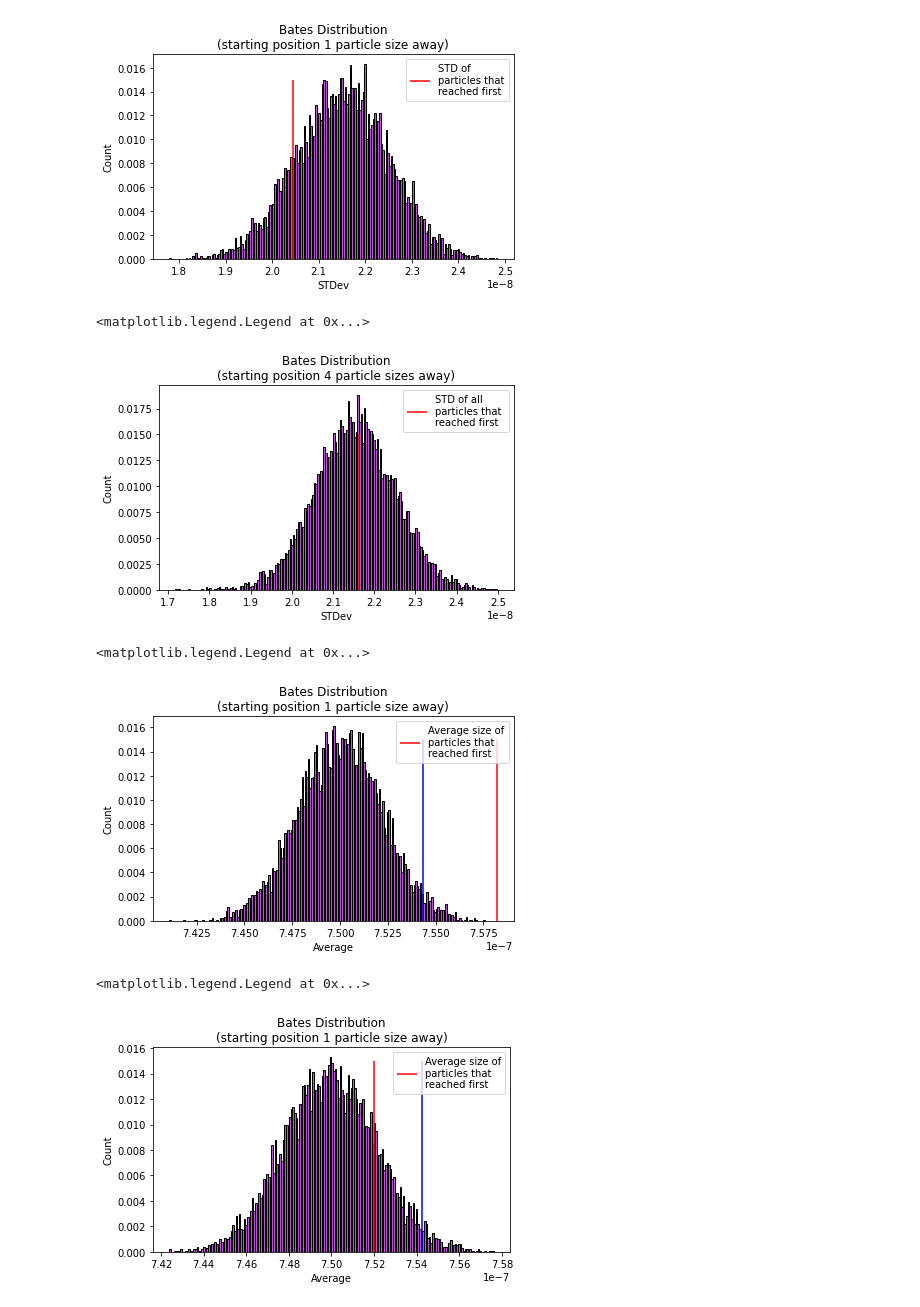
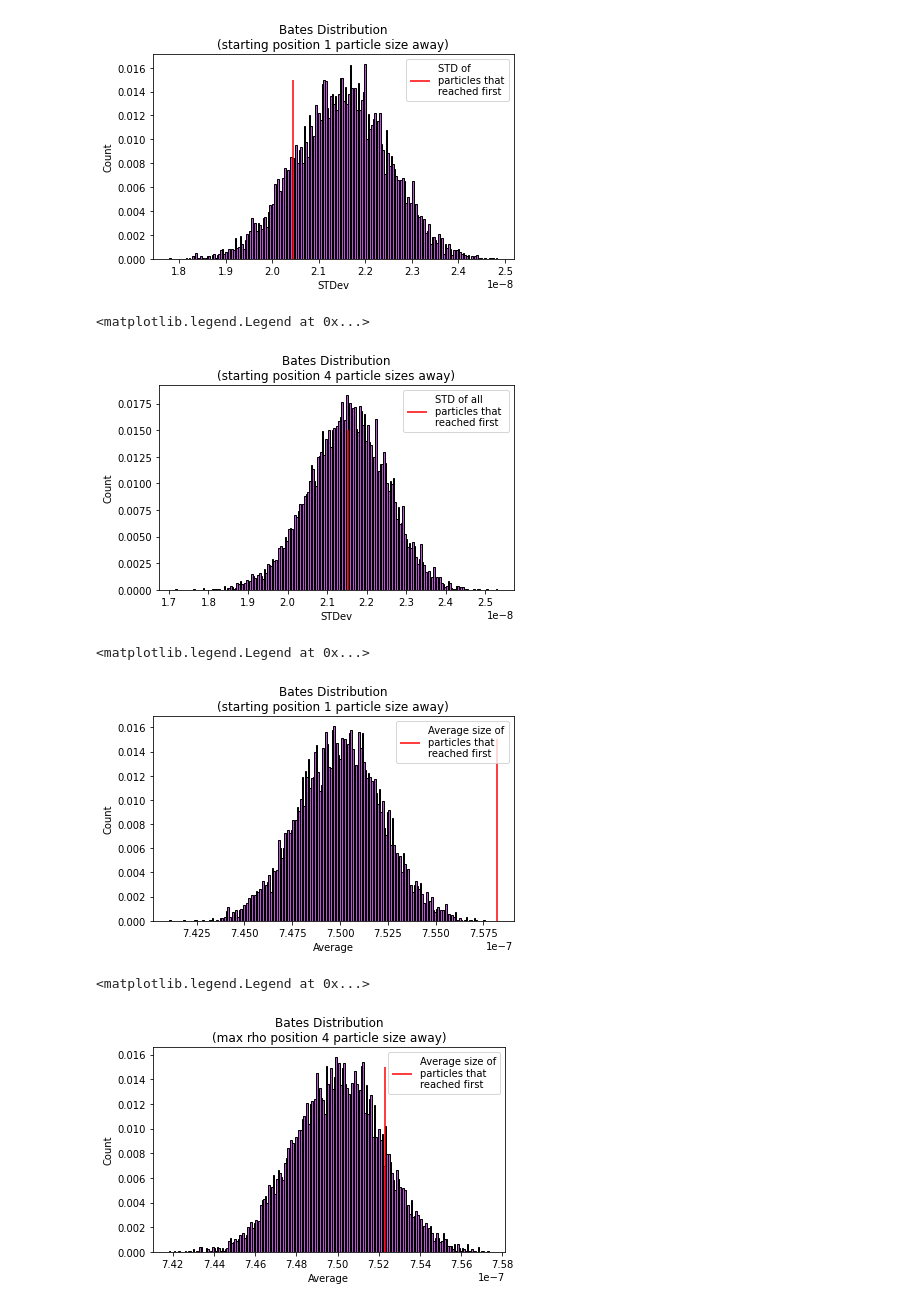
Before and after one commit to Hi-Tree/WGM_Forces, a Jupyter notebook: stats.ipynb, the cells around one changed output. Drawn from its saved outputs; the diff is of its cells as text; code cells hidden in the pictures.

```diff
--- a/stats.ipynb
+++ b/stats.ipynb
@@ -85,10 +96,5 @@ plt.show()
 # %% [markdown]
 <span>Statistics</span>
-# %%
-def norm(array):
-    for i in range(len(array)):
-        array[i] = (array[i]-min(array)) / (max(array)-min(array))
-    return array
 # %%
 #allgen =np.asarray(allGen1.Rp_.to_numpy()).reshape(1,1000000)
 # %%
@@ -159,0 +159,20 @@ b22 = AVG(allGen2["Rp_"].to_numpy(),"std")
+# %%
+gg = allGen1["Rp_"].to_numpy()
+avg1 = AVG(gg,"avg")
+std1 = AVG(gg,"std")
+allavg1 = norm(200,avg1)
+allstd1 = norm(200,std1)
+actNorm = norm(200,first1.Rp_.to_numpy())
+actSTD = norm(200, first1.Rp_.to_numpy())
+mean11 = mean1(actNorm)
+stdev1 = stdev(actSTD)
+
+gg2 = allGen2["Rp_"].to_numpy()
+avg2 = AVG(gg2,"avg")
+std2 = AVG(gg2,"std")
+allavg2 = norm(200,avg2)
+allstd2 = norm(200,std2)
+actNorm2 = norm(200,first2.Rp_.to_numpy())
+actSTD2 = norm(200, first2.Rp_.to_numpy())
+mean2 = mean1(actNorm2)
+stdev2 = stdev()
@@ -188,55 +202,55 @@ ax.legend()
 <matplotlib.legend.Legend at 0x...>
 [figure]
 # %%
-Average1=stdev(gg1)
+std2=stdev2
 fig, ax = plt.subplots()
-bin_edge=aa2[0]
-counts = aa2[1]
+bin_edge=allstd2[0]
+counts = allstd2[1]
 ax.bar(x=bin_edge[:-1], height=counts, width=np.diff(bin_edge), align='edge', fc='MediumOrchid', ec='black')
 ax.set_title("Bates Distribution\n(starting position 4 particle sizes away)")
 ax.set_xlabel("STDev")
 ax.set_ylabel("Count")
 #ax.vlines([vl],0, 0.015,colors="blue")
-ax.vlines([Average1], 0,.015,colors="red",label="STD of all \nparticles that \nreached first")
+ax.vlines([std2], 0,.015,colors="red",label="STD of all \nparticles that \nreached first")
 ax.legend()
 # %% [output]
 <matplotlib.legend.Legend at 0x...>
-[figure, old version]
+[figure, new version]
 # %%
 def nCr(n, r):
 
     return (factorial(n) / (factorial(r)
                 * factorial(n - r)))
 # %%
-Average1=mean1(gg)
+Average1=mean11
 fig, ax = plt.subplots()
-bin_edge=a[0]
-counts = a[1]
+bin_edge=allavg1[0]
+counts = allavg1[1]
 ax.bar(x=bin_edge[:-1], height=counts, width=np.diff(bin_edge), align='edge', fc='MediumOrchid', ec='black')
 ax.set_title("Bates Distribution\n(starting position 1 particle size away)")
 ax.set_xlabel("Average")
 ax.set_ylabel("Count")
-ax.vlines([vl],0, 0.015,colors="blue")
+#ax.vlines([vl],0, 0.015,colors="blue")
 ax.vlines([Average1], 0,.015,colors="red",label="Average size of\nparticles that\nreached first")
 ax.legend()
 # %% [output]
 <matplotlib.legend.Legend at 0x...>
-[figure, old version]
+[figure, new version]
 # %%
-Average1=mean1(gg1)
+Average2=mean2
 fig, ax = plt.subplots()
-bin_edge=a2[0]
-counts = a2[1]
+bin_edge=allavg2[0]
+counts = allavg2[1]
 ax.bar(x=bin_edge[:-1], height=counts, width=np.diff(bin_edge), align='edge', fc='MediumOrchid', ec='black')
-ax.set_title("Bates Distribution\n(starting position 1 particle size away)")
+ax.set_title("Bates Distribution\n(max rho position 4 particle size away)")
 ax.set_xlabel("Average")
 ax.set_ylabel("Count")
-ax.vlines([vl2],0, 0.015,colors="blue")
+#ax.vlines([vl2],0, 0.015,colors="blue")
 ax.vlines([Average1], 0,.015,colors="red",label="Average size of\nparticles that\nreached first")
 ax.legend()
 # %% [output]
 <matplotlib.legend.Legend at 0x...>
-[figure, old version]
+[figure, new version]
 # %%
 Average2=mean1(gg1)
 fig, ax = plt.subplots()
```
Also changed, not shown: parts of 19 cells of this notebook, 1 other file.
